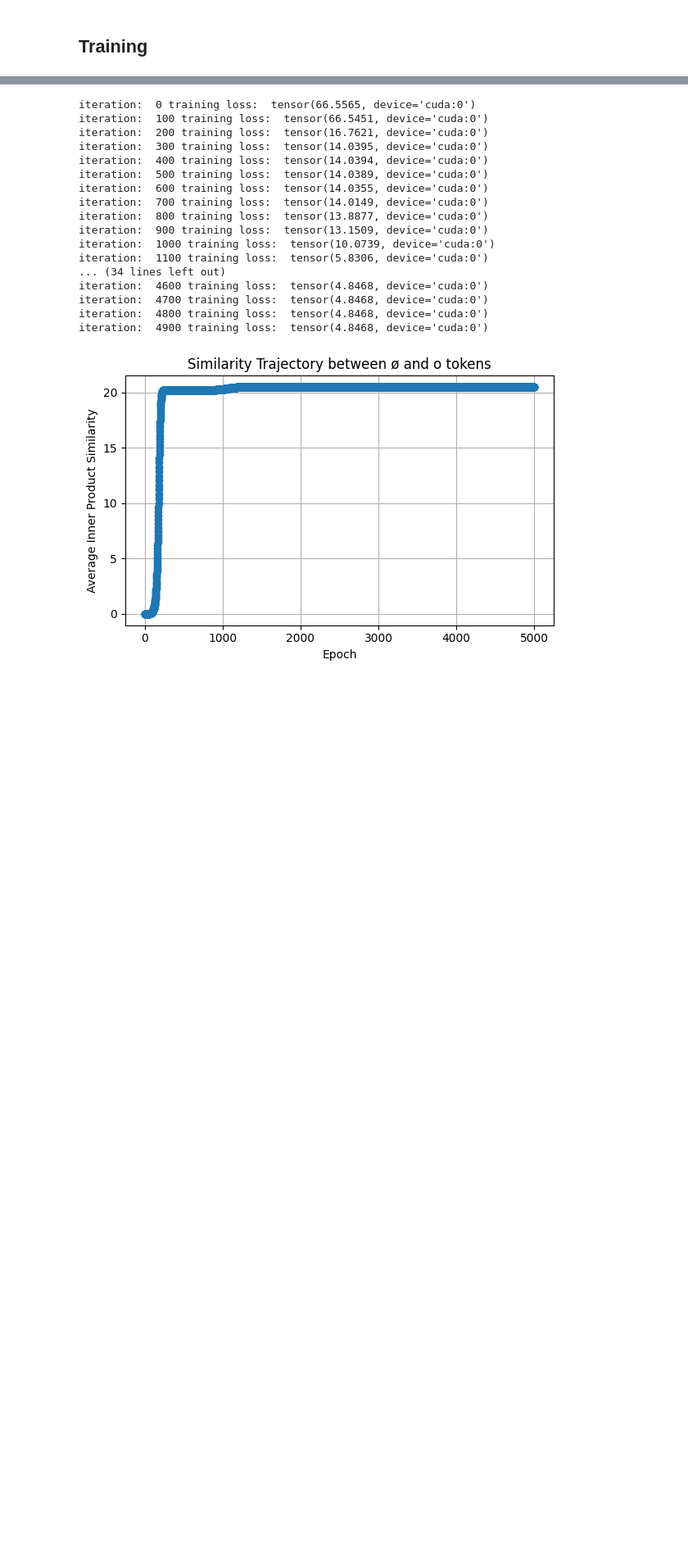
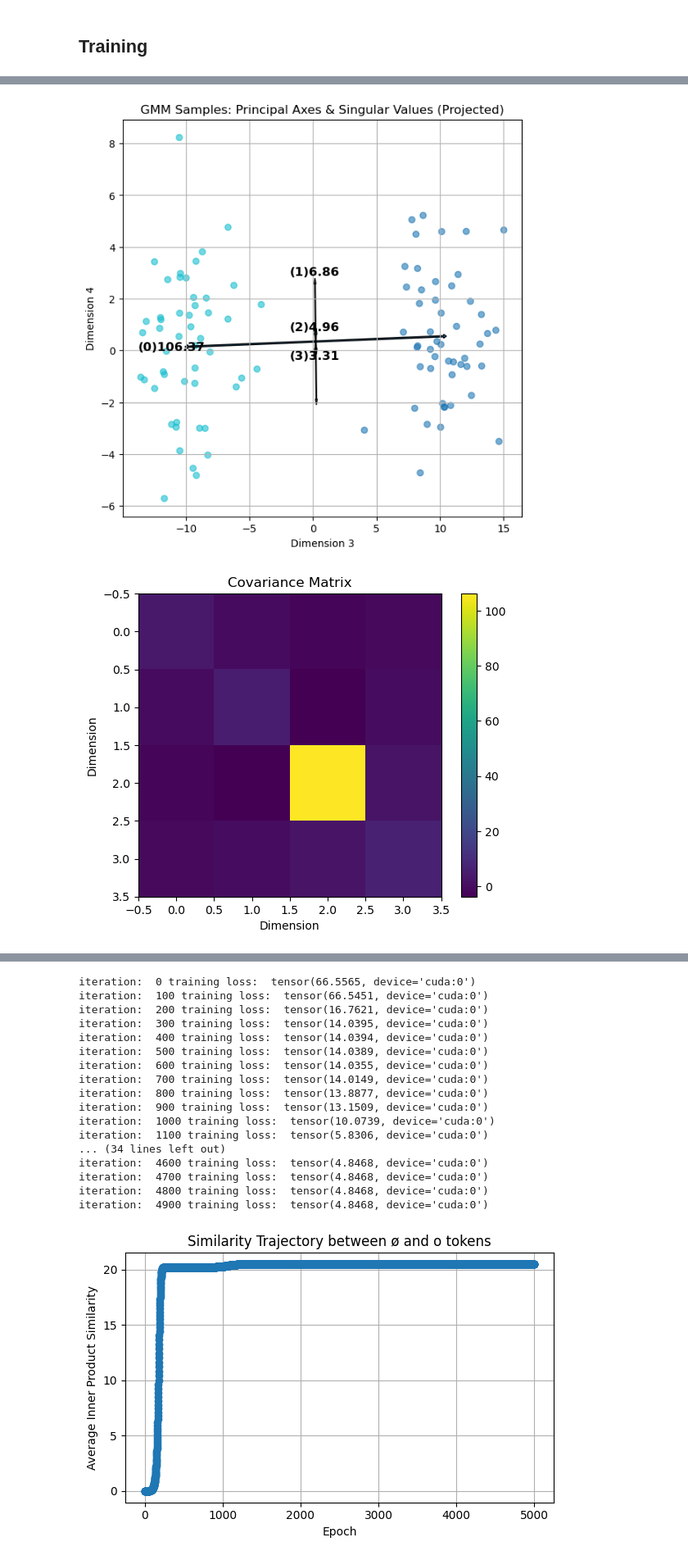
Before and after one commit to Frankalexej/aele, a Jupyter notebook: aele_3.ipynb, the cells around one changed output, grey strips where cells are left out. Shown at 82% size. Cells and saved outputs as stored; diff of their text form; code cells hidden in the pictures; blank space fills up the shorter version.

```diff
--- a/aele_3.ipynb
+++ b/aele_3.ipynb
@@ -316,0 +396,5 @@ data_test, labels_test = generate_gmm_data(d=4, n_components=len(tags_test), ran
+# %%
+plot_2d_projection_with_principal_axes(data_train, labels_train, dim_x=2, dim_y=3)
+# %% [output]
+[figure, added]
+[figure, added]
```
Also changed, not shown: parts of 14 cells of this notebook.
